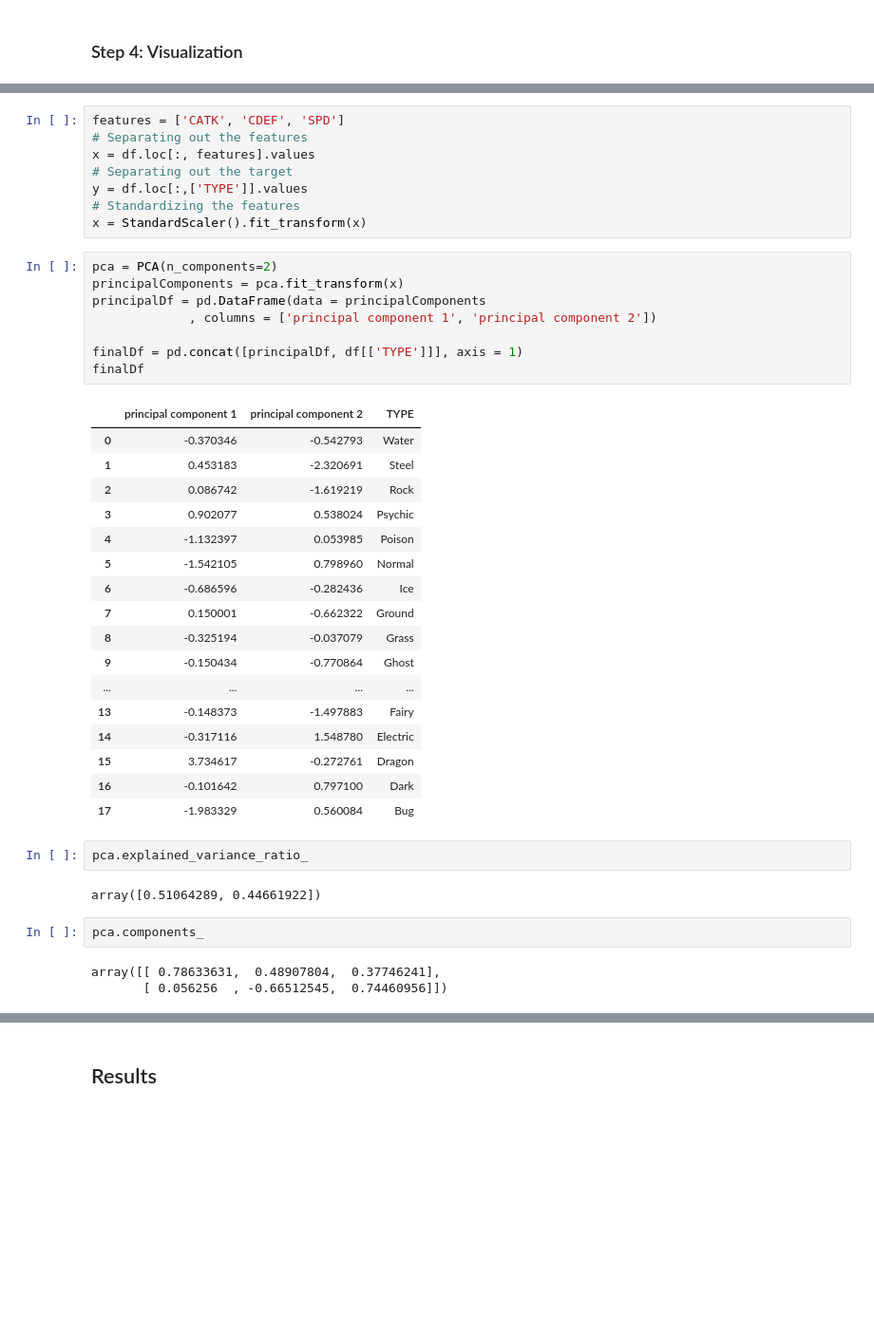
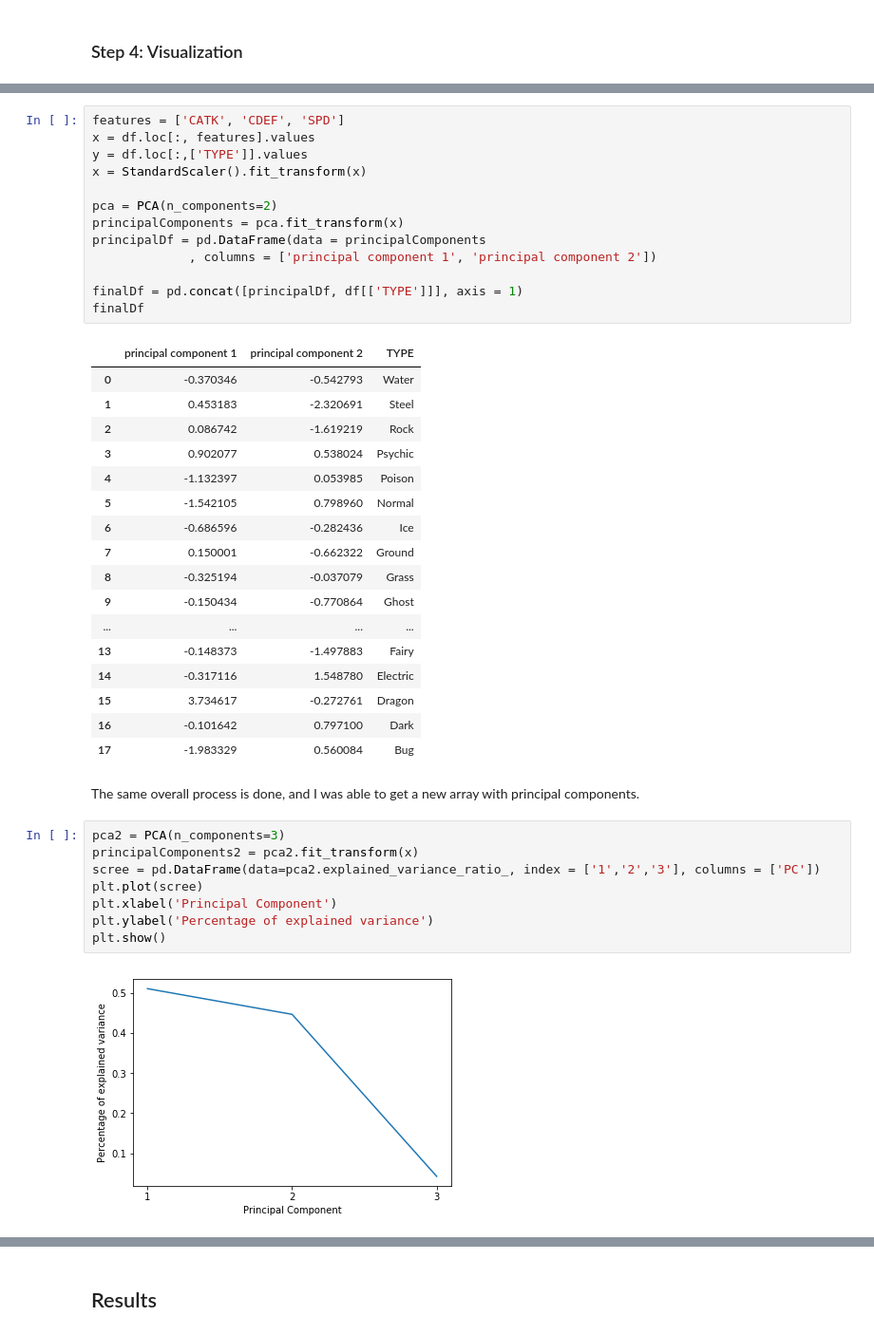
Before and after one commit to SeunguLyu/Pokemon_PCA, a Jupyter notebook: pokemon_type_pca.ipynb, the cells around one changed output, grey strips where cells are left out. Shown at 95% size. Cells and saved outputs as stored; diff of their text form; blank space fills up the shorter version.

```diff
--- a/pokemon_type_pca.ipynb
+++ b/pokemon_type_pca.ipynb
@@ -225,43 +255,43 @@ df
 # %%
 features = ['CATK', 'CDEF', 'SPD']
-# Separating out the features
 x = df.loc[:, features].values
-# Separating out the target
 y = df.loc[:,['TYPE']].values
-# Standardizing the features
 x = StandardScaler().fit_transform(x)
+
+pca = PCA(n_components=2)
+principalComponents = pca.fit_transform(x)
+principalDf = pd.DataFrame(data = principalComponents
+             , columns = ['principal component 1', 'principal component 2'])
+
+finalDf = pd.concat([principalDf, df[['TYPE']]], axis = 1)
+finalDf
+# %% [output]
+|  | principal component 1 | principal component 2 | TYPE |
+| 0 | -0.370346 | -0.542793 | Water |
+| 1 | 0.453183 | -2.320691 | Steel |
+| 2 | 0.086742 | -1.619219 | Rock |
+| 3 | 0.902077 | 0.538024 | Psychic |
+| 4 | -1.132397 | 0.053985 | Poison |
+| 5 | -1.542105 | 0.798960 | Normal |
+| 6 | -0.686596 | -0.282436 | Ice |
+| 7 | 0.150001 | -0.662322 | Ground |
+| 8 | -0.325194 | -0.037079 | Grass |
+| 9 | -0.150434 | -0.770864 | Ghost |
+| ... | ... | ... | ... |
+| 13 | -0.148373 | -1.497883 | Fairy |
+| 14 | -0.317116 | 1.548780 | Electric |
+| 15 | 3.734617 | -0.272761 | Dragon |
+| 16 | -0.101642 | 0.797100 | Dark |
+| 17 | -1.983329 | 0.560084 | Bug |
-# %%
-pca = PCA(n_components=2)
-principalComponents = pca.fit_transform(x)
-principalDf = pd.DataFrame(data = principalComponents
-             , columns = ['principal component 1', 'principal component 2'])
-
-finalDf = pd.concat([principalDf, df[['TYPE']]], axis = 1)
-finalDf
-# %% [output]
-|  | principal component 1 | principal component 2 | TYPE |
-| 0 | -0.370346 | -0.542793 | Water |
-| 1 | 0.453183 | -2.320691 | Steel |
-| 2 | 0.086742 | -1.619219 | Rock |
-| 3 | 0.902077 | 0.538024 | Psychic |
-| 4 | -1.132397 | 0.053985 | Poison |
-| 5 | -1.542105 | 0.798960 | Normal |
-| 6 | -0.686596 | -0.282436 | Ice |
-| 7 | 0.150001 | -0.662322 | Ground |
-| 8 | -0.325194 | -0.037079 | Grass |
-| 9 | -0.150434 | -0.770864 | Ghost |
-| ... | ... | ... | ... |
-| 13 | -0.148373 | -1.497883 | Fairy |
-| 14 | -0.317116 | 1.548780 | Electric |
-| 15 | 3.734617 | -0.272761 | Dragon |
-| 16 | -0.101642 | 0.797100 | Dark |
-| 17 | -1.983329 | 0.560084 | Bug |
-# %%
-pca.explained_variance_ratio_
-# %% [output]
-array([0.51064289, 0.44661922])
-# %%
-pca.components_
-# %% [output]
-array([[ 0.78633631,  0.48907804,  0.37746241],
-       [ 0.056256  , -0.66512545,  0.74460956]])
+# %% [markdown]
+The same overall process is done, and I was able to get a new array with principal components.
+# %%
+pca2 = PCA(n_components=3)
+principalComponents2 = pca2.fit_transform(x)
+scree = pd.DataFrame(data=pca2.explained_variance_ratio_, index = ['1','2','3'], columns = ['PC'])
+plt.plot(scree)
+plt.xlabel('Principal Component')
+plt.ylabel('Percentage of explained variance')
+plt.show()
+# %% [output]
+[figure, added]
```
Also changed, not shown: parts of 39 cells of this notebook, 2 other files.
